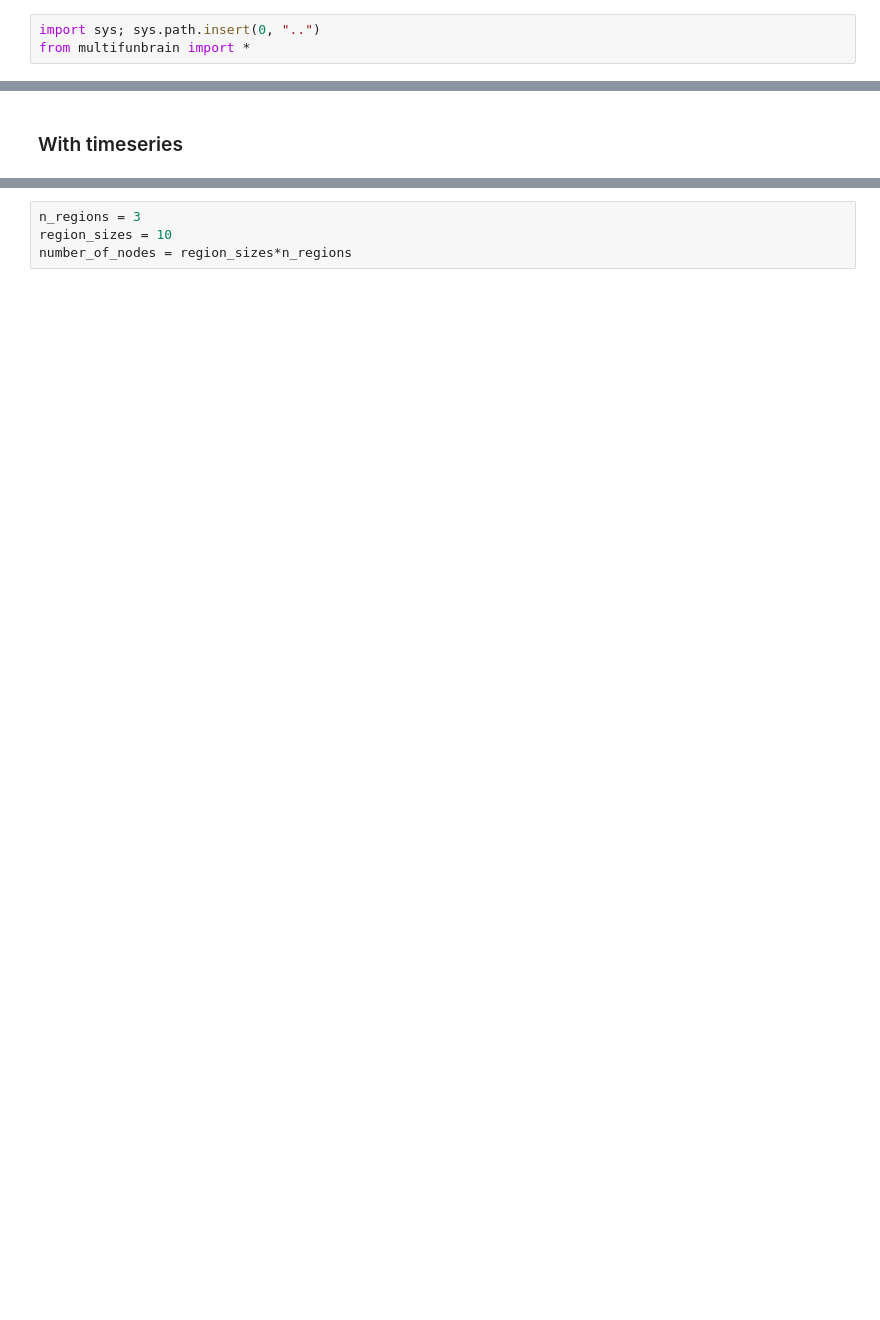
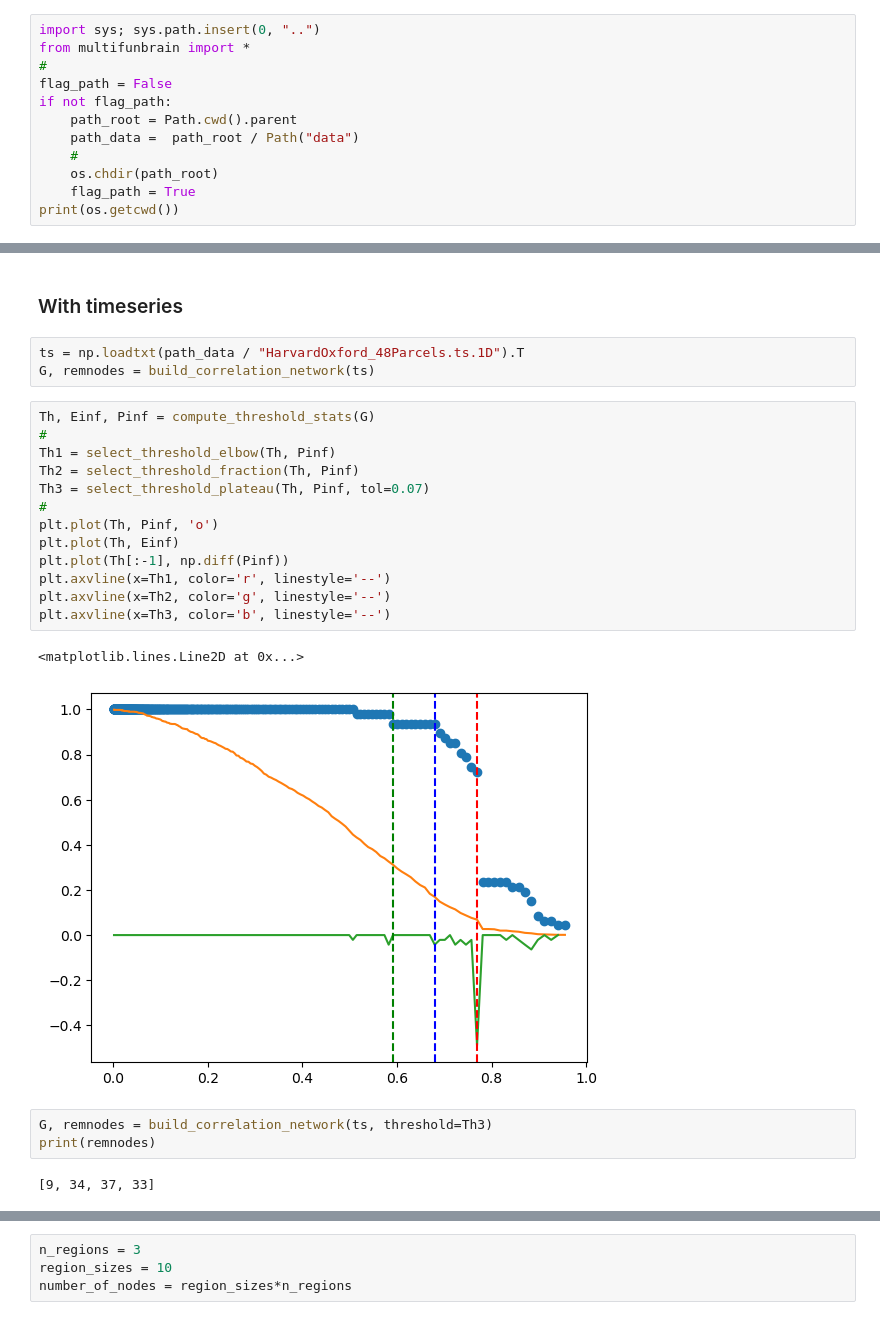
Before and after one commit to giulioiannelli/multifun-brain, a Jupyter notebook: notebooks/01_basic_usage.ipynb, the cells around one changed output, grey strips where cells are left out. Cells and saved outputs as stored; diff of their text form; blank space fills up the shorter version.

```diff
--- a/notebooks/01_basic_usage.ipynb
+++ b/notebooks/01_basic_usage.ipynb
@@ -4,3 +4,12 @@
 # %%
 import sys; sys.path.insert(0, "..")
 from multifunbrain import *
+#
+flag_path = False
+if not flag_path:
+    path_root = Path.cwd().parent
+    path_data =  path_root / Path("data")
+    #
+    os.chdir(path_root)
+    flag_path = True
+print(os.getcwd())
@@ -83,2 +81,26 @@ nx.draw(G, pos=pos, ax=ax[1], node_color=node_colors, alpha=0.7)
 # %% [markdown]
 ### With timeseries
+# %%
+ts = np.loadtxt(path_data / "HarvardOxford_48Parcels.ts.1D").T
+G, remnodes = build_correlation_network(ts)
+# %%
+Th, Einf, Pinf = compute_threshold_stats(G)
+#
+Th1 = select_threshold_elbow(Th, Pinf)
+Th2 = select_threshold_fraction(Th, Pinf)
+Th3 = select_threshold_plateau(Th, Pinf, tol=0.07)
+#
+plt.plot(Th, Pinf, 'o')
+plt.plot(Th, Einf)
+plt.plot(Th[:-1], np.diff(Pinf))
+plt.axvline(x=Th1, color='r', linestyle='--')
+plt.axvline(x=Th2, color='g', linestyle='--')
+plt.axvline(x=Th3, color='b', linestyle='--')
+# %% [output]
+<matplotlib.lines.Line2D at 0x...>
+[figure, added]
+# %%
+G, remnodes = build_correlation_network(ts, threshold=Th3)
+print(remnodes)
+# %% [output]
+[9, 34, 37, 33]
```
Also changed, not shown: parts of 22 cells of this notebook.
